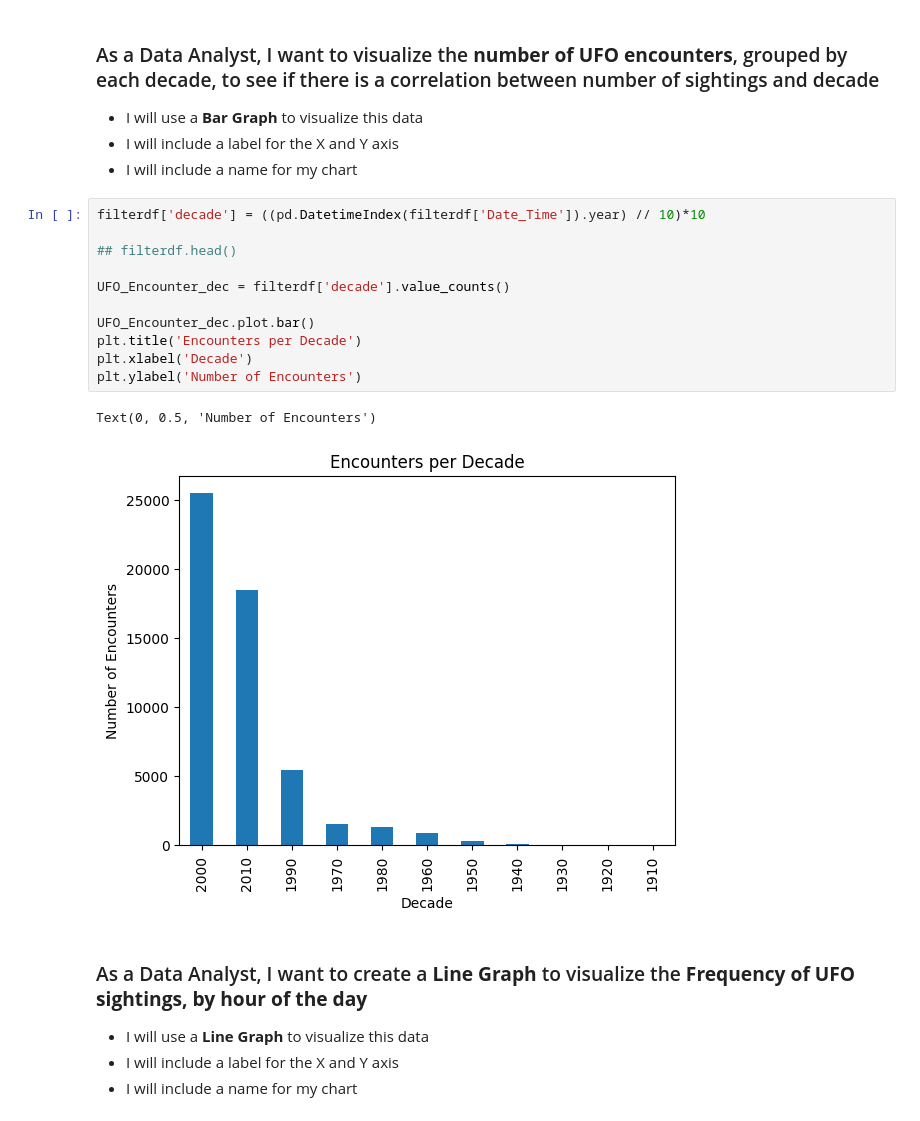
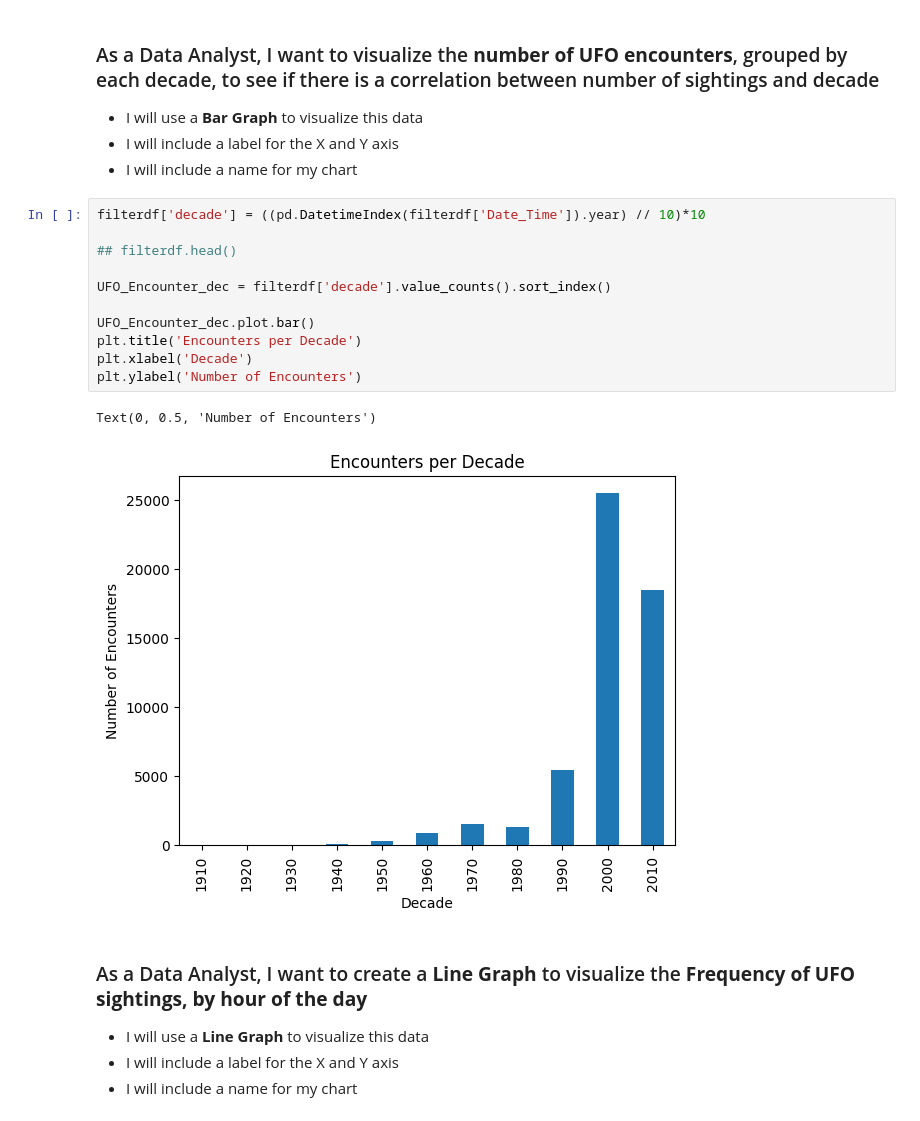
Before and after one commit to C-Skala/ata-Visualization-with-Matplotlib, a Jupyter notebook: Pandas_MatPlotLib_User_Stories.ipynb, the cells around one changed output. Saved outputs shown, nothing was run; the diff lists cells and outputs as text.

```diff
--- a/Pandas_MatPlotLib_User_Stories.ipynb
+++ b/Pandas_MatPlotLib_User_Stories.ipynb
@@ -141,17 +141,17 @@ Text(0, 0.5, 'Number of Encounters')
 # %%
 filterdf['decade'] = ((pd.DatetimeIndex(filterdf['Date_Time']).year) // 10)*10
 
 ## filterdf.head()
 
-UFO_Encounter_dec = filterdf['decade'].value_counts()
+UFO_Encounter_dec = filterdf['decade'].value_counts().sort_index()
 
 UFO_Encounter_dec.plot.bar()
 plt.title('Encounters per Decade')
 plt.xlabel('Decade')
 plt.ylabel('Number of Encounters')
 # %% [output]
 Text(0, 0.5, 'Number of Encounters')
-[figure, old version]
+[figure, new version]
 # %% [markdown]
 ### As a Data Analyst, I want to create a **Line Graph** to visualize the **Frequency of UFO sightings, by hour of the day**
 * I will use a **Line Graph** to visualize this data
```
